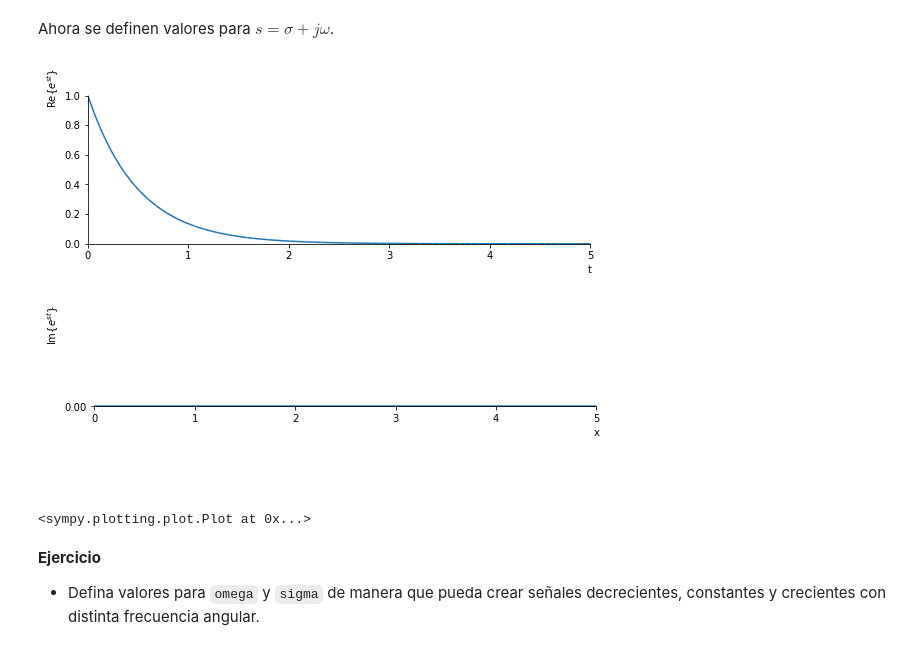
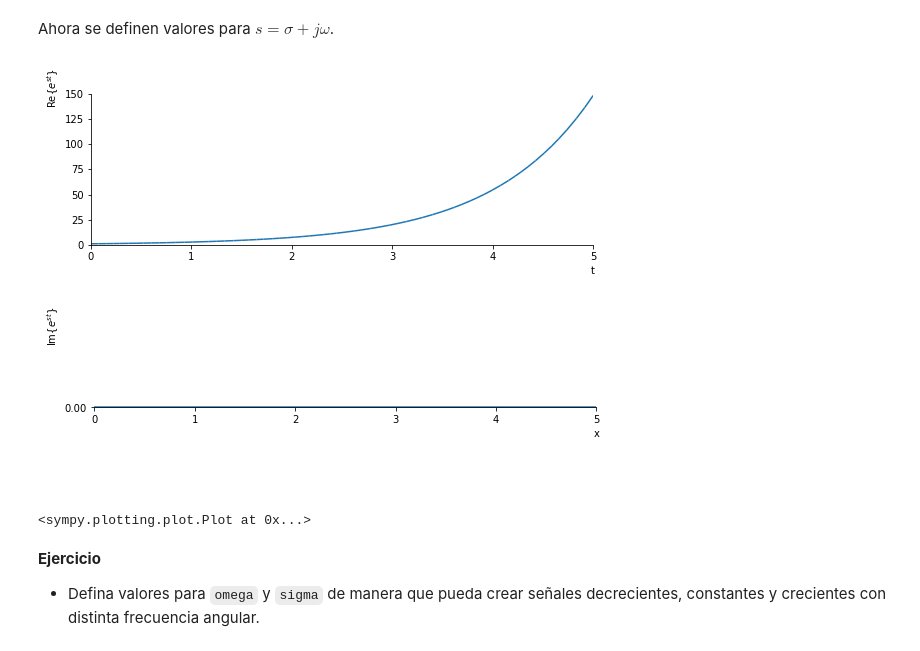
Before and after one commit to pierrediazp/Se-ales_y_Sistemas, a Jupyter notebook: SenalesEstandar.ipynb, the cells around one changed output. Drawn from its saved outputs; the diff is of its cells as text; code cells hidden in the pictures.

```diff
--- a/SenalesEstandar.ipynb
+++ b/SenalesEstandar.ipynb
@@ -52,12 +52,12 @@ x
 # %% [markdown]
 Ahora se definen valores para $s = \sigma + j \omega$.
 # %%
-y = x.subs({omega: 0, sigma: -2})
+y = x.subs({omega: 0, sigma: 1})
 plt.rcParams['figure.figsize'] = 9, 3
 sym.plot(sym.re(y), (t, 0, 5), ylabel=r'Re{$e^{st}$}')
 sym.plot(sym.im(y), (t, 0, 5), ylabel=r'Im{$e^{st}$}')
 # %% [output]
-[figure, old version]
+[figure, new version]
 [figure]
 <sympy.plotting.plot.Plot at 0x...>
 # %% [markdown]
```
Also changed, not shown: 3 other files.
